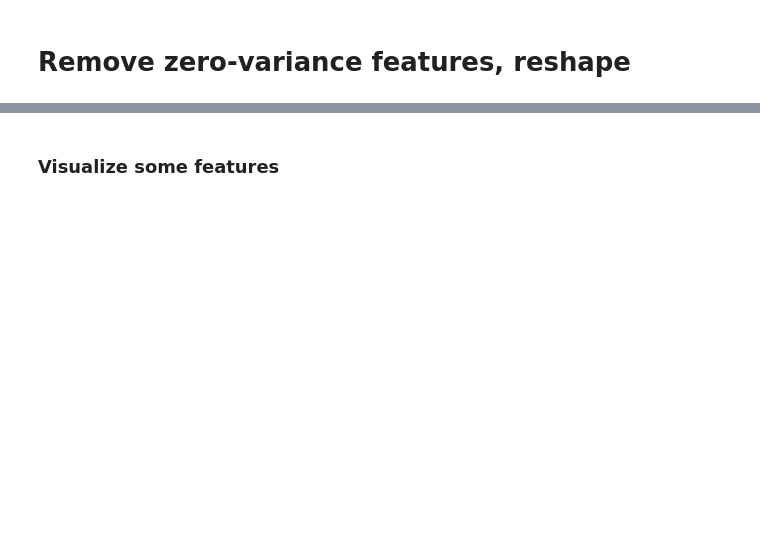
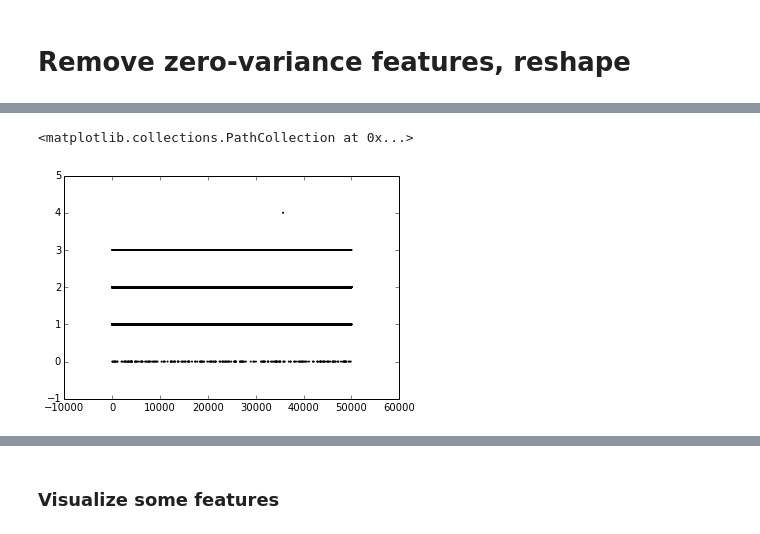
Before and after one commit to mpharrigan/wetmsm, a Jupyter notebook: ipython/ala_water/1-ala_water_load.ipynb, the cells around one changed output, grey strips where cells are left out. Drawn from its saved outputs; the diff is of its cells as text; code cells hidden in the pictures; blank space fills up the shorter version.

```diff
--- a/ipython/ala_water/1-ala_water_load.ipynb
+++ b/ipython/ala_water/1-ala_water_load.ipynb
@@ -38,0 +52,7 @@ for i in range(1,8):
+# %%
+fp3d = fp3d_all[0]
+# %%
+plt.scatter(range(50000), fp3d[:, 9+6, 1], s=1)
+# %% [output]
+<matplotlib.collections.PathCollection at 0x...>
+[figure, added]
```
Also changed, not shown: parts of 9 cells of this notebook, 3 other files.
